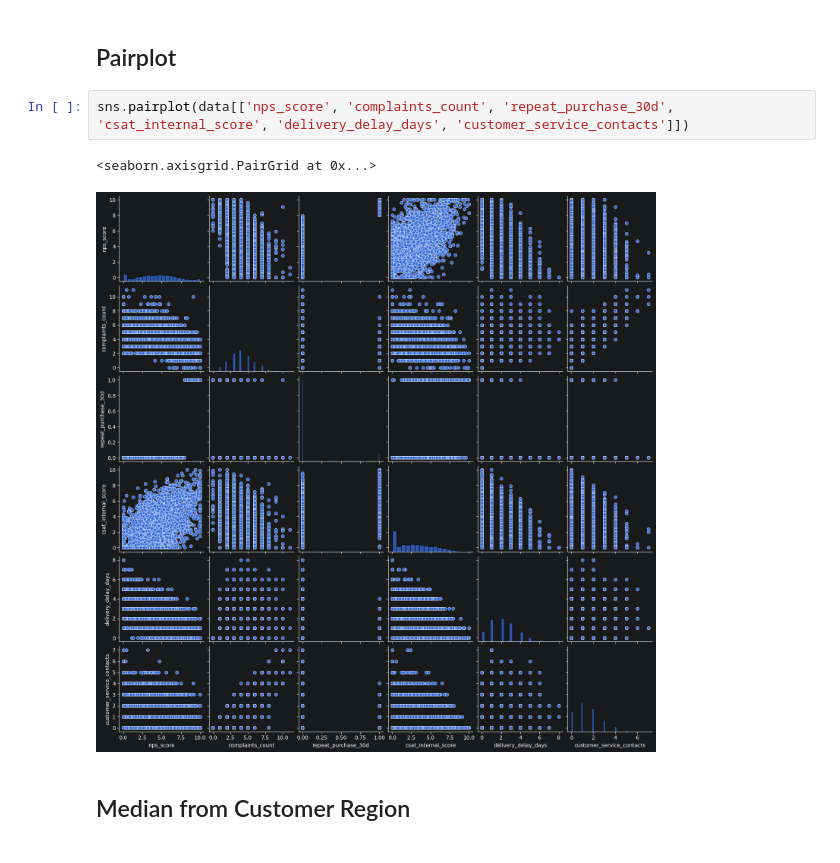
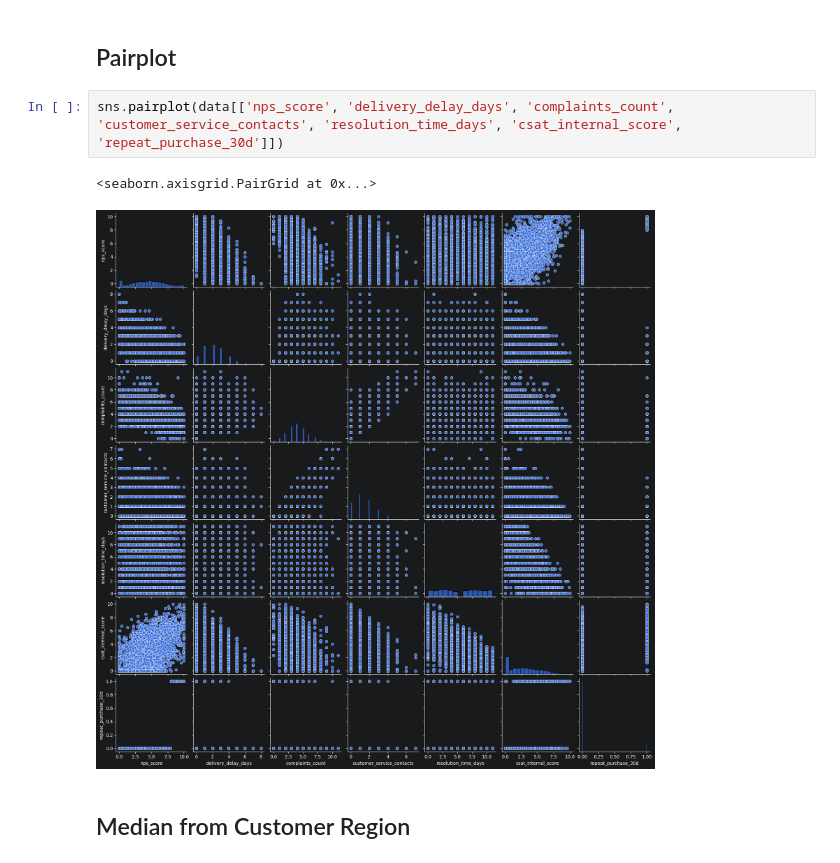
Before and after one commit to MaxxTak/postech, a Jupyter notebook: Challenge/EDA/tech_challenge_eda.ipynb, the cells around one changed output. Drawn from its saved outputs; the diff is of its cells as text.

Commit message:
chore: adding more variables to plot

```diff
--- a/Challenge/EDA/tech_challenge_eda.ipynb
+++ b/Challenge/EDA/tech_challenge_eda.ipynb
@@ -363,10 +363,10 @@ plt.show()
 # %% [markdown]
 ## Pairplot
 # %%
-sns.pairplot(data[['nps_score', 'complaints_count', 'repeat_purchase_30d', 'csat_internal_score', 'delivery_delay_days', 'customer_service_contacts']])
+sns.pairplot(data[['nps_score', 'delivery_delay_days', 'complaints_count', 'customer_service_contacts', 'resolution_time_days', 'csat_internal_score', 'repeat_purchase_30d']])
 # %% [output]
 <seaborn.axisgrid.PairGrid at 0x...>
-[figure, old version]
+[figure, new version]
 # %% [markdown]
 ## Median from Customer Region
 # %%
```
